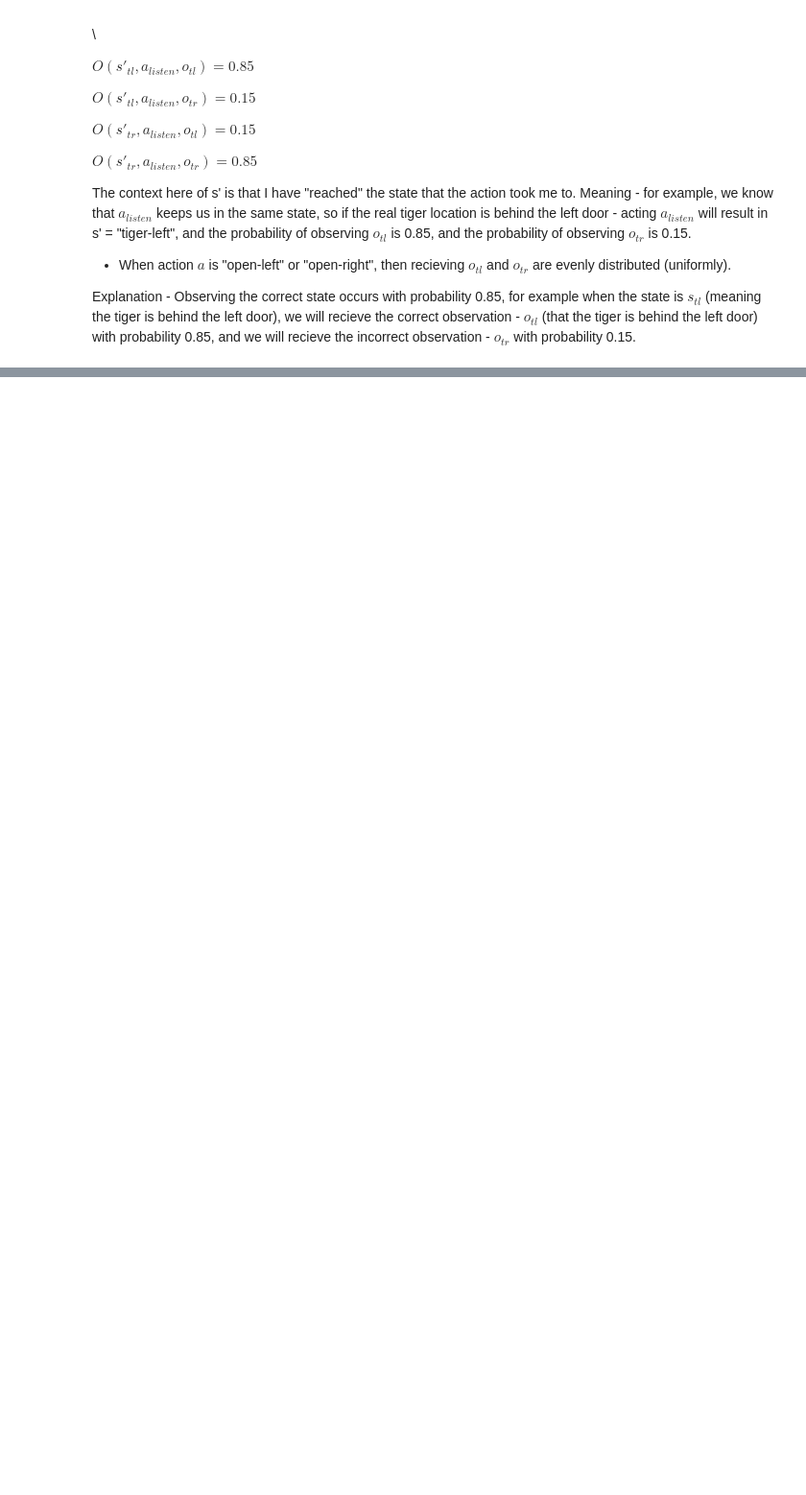
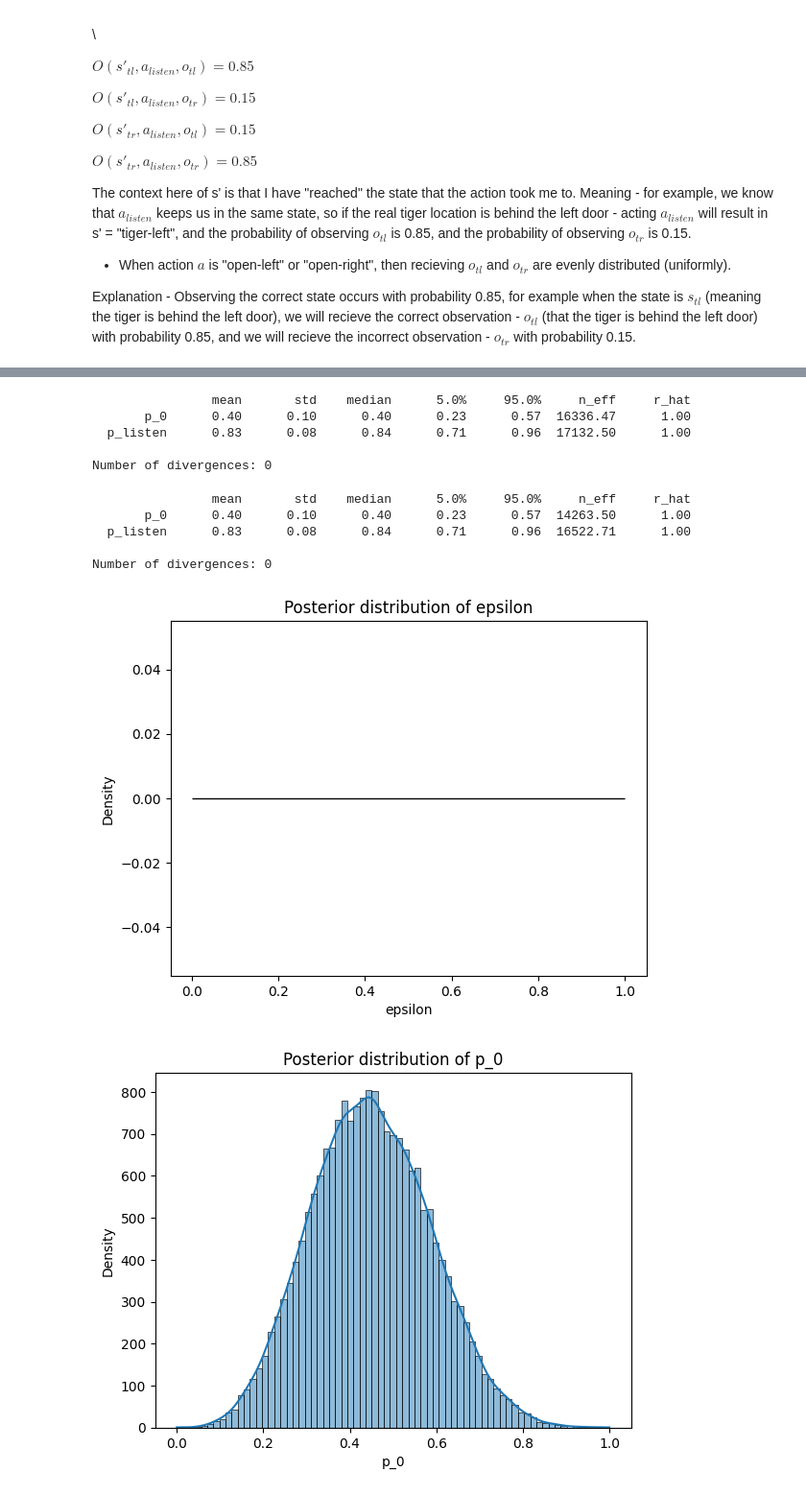
Before and after one commit to ibenatar-96/tiger-pomdp-mplr, a Jupyter notebook: tiger_pomdp_mplr.ipynb, the cells around one changed output, grey strips where cells are left out. Shown at 96% size. Saved outputs shown, nothing was run; the diff lists cells and outputs as text; code cells hidden in the pictures; blank space fills up the shorter version.

```diff
--- a/tiger_pomdp_mplr.ipynb
+++ b/tiger_pomdp_mplr.ipynb
@@ -211,0 +285,21 @@ numpyro.render_model(tiger_model, model_args=(observations,), render_distributio
+# %%
+def model2(data):
+    epsilon = numpyro.deterministic("epsilon", 0.01)
+    p_listen = numpyro.sample("p_listen", dist.Beta(1,1))
+    p_0 = numpyro.sample("p_0", dist.Beta(1,1))
+    n_episodes = data.shape[0]
+    actions = data[['action1', 'action2']].values
+    n_actions = actions.shape[1]
+    observations = data[['obs1', 'obs2']].values
+    with numpyro.plate("episodes", n_episodes, dim=-1):
+        s = numpyro.sample("s", dist.Categorical(probs=jnp.array([p_0, 1 - p_0])), infer={'enumerate': 'parallel'})
+
+        for i in range(n_actions):
+            a = actions[:, i]
+            o = observations[:, i]
+
+            p_listen_cond = jnp.where(s == 1, p_listen, 1 - p_listen)
+            p_action_cond = jnp.where(s == 1, 1 - epsilon, epsilon)
+
+            p = jnp.where(a == 0, p_listen_cond, p_action_cond)
+            numpyro.sample(f"obs_{i}", dist.Bernoulli(p), obs=o)
@@ -212,11 +310,11 @@ numpyro.render_model(tiger_model, model_args=(observations,), render_distributio
 # %%
-def inference(ai_model, obs):
+def inference(ai_model, data):
     nuts_kernel = numpyro.infer.NUTS(ai_model)
     mcmc = numpyro.infer.MCMC(
         nuts_kernel,
         num_warmup=500,
         num_chains=4,
         num_samples=5000)
-    mcmc.run(jax.random.PRNGKey(int(time.time() * 1E6)), obs=obs)
+    mcmc.run(jax.random.PRNGKey(int(time.time() * 1E6)), data=data)
     mcmc.print_summary()
     return mcmc
@@ -224,0 +321,34 @@ inference(tiger_model, observations)
+# %%
+mcmc_1 = inference(model1, data)
+# %% [output]
+                mean       std    median      5.0%     95.0%     n_eff     r_hat
+       p_0      0.40      0.10      0.40      0.23      0.57  16336.47      1.00
+  p_listen      0.83      0.08      0.84      0.71      0.96  17132.50      1.00
+
+Number of divergences: 0
+# %%
+mcmc_2 = inference(model2, data)
+# %% [output]
+                mean       std    median      5.0%     95.0%     n_eff     r_hat
+       p_0      0.40      0.10      0.40      0.23      0.57  14263.50      1.00
+  p_listen      0.83      0.08      0.84      0.71      0.96  16522.71      1.00
+
+Number of divergences: 0
+# %%
+# Plotting the samples
+def plot_samples(name, samples):
+    normalize = lambda x: (x - jnp.min(x)) / (jnp.max(x) - jnp.min(x))
+    samples = normalize(samples)
+    sns.histplot(samples, kde=True)
+    plt.xlabel(param_name)
+    plt.ylabel('Density')
+    plt.title(f'Posterior distribution of {name}')
+    plt.show()
+
+# Assuming your model has parameters 'param1', 'param2', etc.
+samples = mcmc_2.get_samples()
+for param_name, param_samples in samples.items():
+    plot_samples(param_name, param_samples)
+# %% [output]
+[figure, added]
+[figure, added]
```
Also changed, not shown: parts of 15 cells of this notebook.
